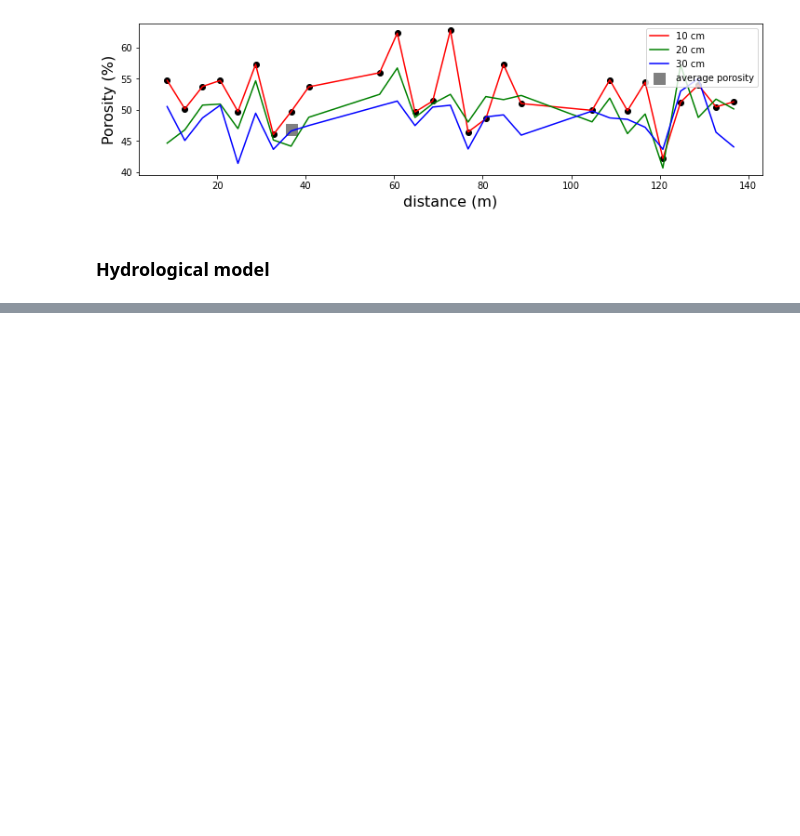
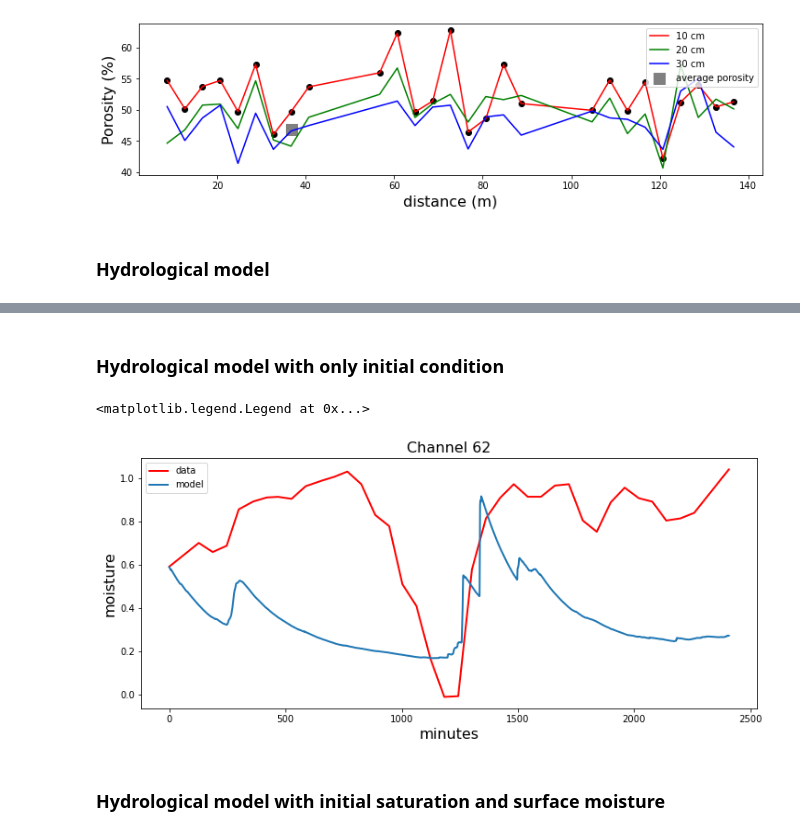
Before and after one commit to Denolle-Lab/FarmDAS, a Jupyter notebook: examples/dvv_and_model/hydrology_models.ipynb, the cells around one changed output, grey strips where cells are left out. Saved outputs shown, nothing was run; the diff lists cells and outputs as text; code cells hidden in the pictures; blank space fills up the shorter version.

```diff
--- a/examples/dvv_and_model/hydrology_models.ipynb
+++ b/examples/dvv_and_model/hydrology_models.ipynb
@@ -139,0 +162,2 @@ plt.legend()
+# %% [markdown]
+### Hydrological model with only initial condition
@@ -139,0 +202,19 @@ plt.legend()
+# %%
+s_history = hydro0(np.roll(psd, 1), porosity, (s[0]-0.28)/0.62, temp, 12, 25, 7, 1,0.000003,0.0057).get_s_history()
+
+plt.figure(figsize=(12, 5))
+plt.plot(np.arange(2408), (s-0.28)/0.62, label='data', color='r', lw=2)
+plt.plot(np.arange(2408), s_history, label='model', lw=2)
+# plt.plot(np.arange(len(psd)), psd *15-0.32, label='psd_for_rain', color='gray', lw=2)
+# plt.plot(np.arange(len(dvv)), dvv-1, label='dvv', lw=4)
+# plt.plot(np.arange(len(temp)), (temp-8)/5, label='temperature', lw=2)
+# plt.ylim(-1, 1)
+plt.xlabel("minutes", fontsize = 16)
+plt.ylabel("moisture", fontsize = 16)
+plt.title("Channel 62", fontsize = 16)
+plt.legend()
+# %% [output]
+<matplotlib.legend.Legend at 0x...>
+[figure, added]
+# %% [markdown]
+### Hydrological model with initial saturation and surface moisture
```
Also changed, not shown: parts of 14 cells of this notebook.
